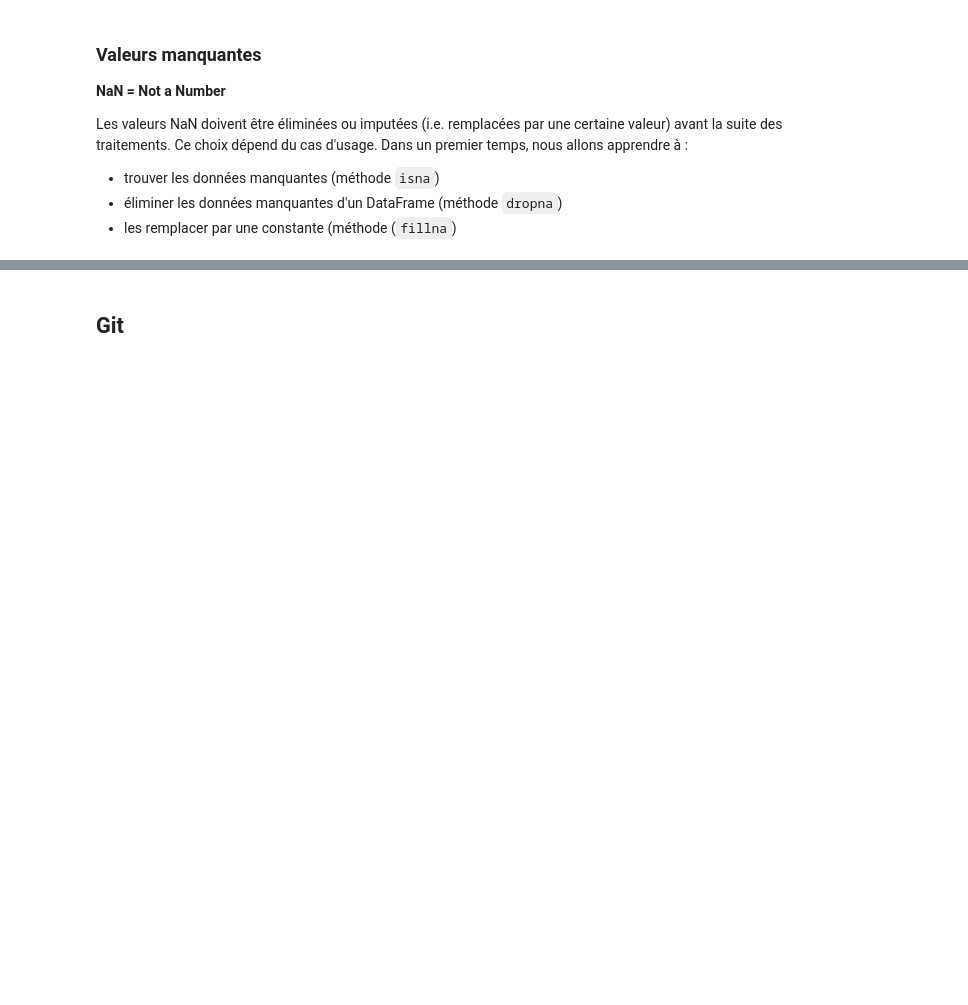
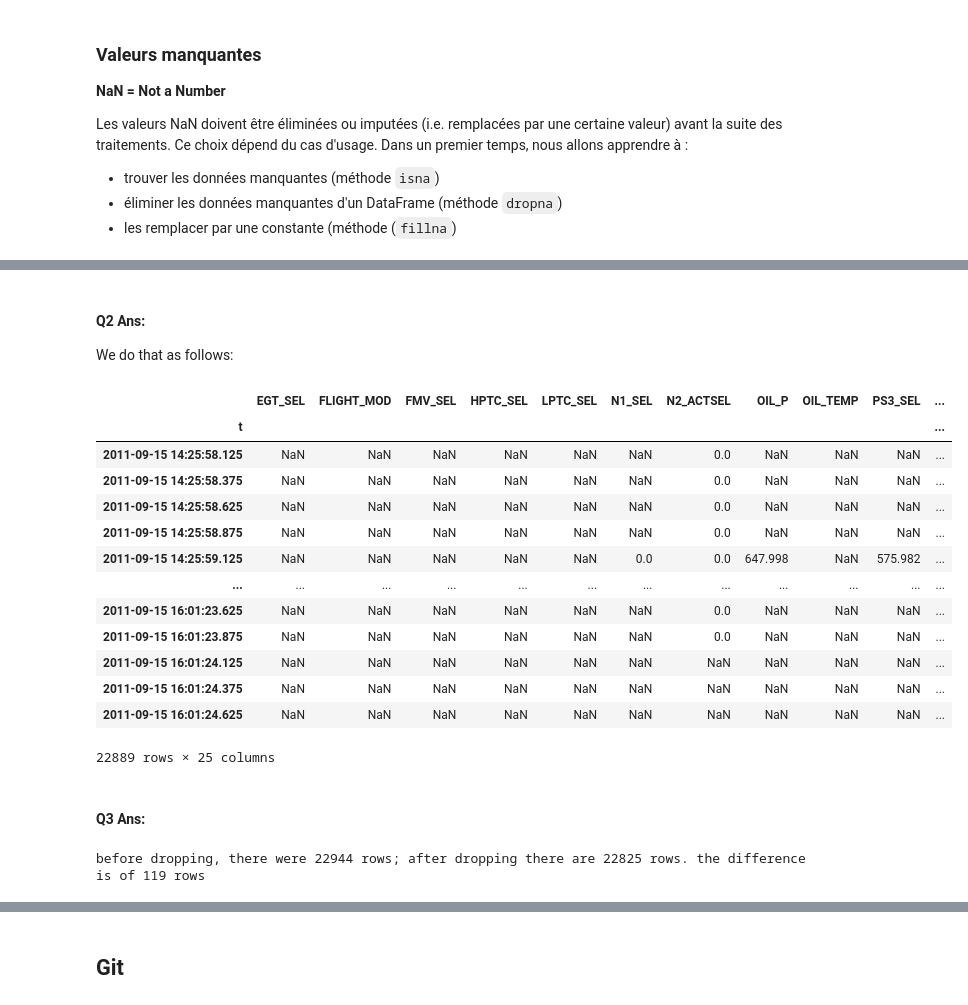
Before and after one commit to fredsonaguiar/TDs-statistiques-descriptives, a Jupyter notebook: TD1 - Fredson SILVA DE SOUZA AGUIAR/TD1.ipynb, the cells around one changed output, grey strips where cells are left out. Saved outputs shown, nothing was run; the diff lists cells and outputs as text; code cells hidden in the pictures; blank space fills up the shorter version.

```diff
--- a/TD1.ipynb
+++ b/TD1 - Fredson SILVA DE SOUZA AGUIAR/TD1.ipynb
@@ -874,0 +911,33 @@ Q4 Ans:
+# %% [markdown]
+#### Q2 Ans:
+
+We do that as follows:
+# %%
+df2_dropna_rows = df2.dropna(axis=0, how="all")
+df2_dropna_rows
+# %% [output]
+|  | EGT_SEL | FLIGHT_MOD | FMV_SEL | HPTC_SEL | LPTC_SEL | N1_SEL | N2_ACTSEL | OIL_P | OIL_TEMP | PS3_SEL | ... |
+| t |  |  |  |  |  |  |  |  |  |  | ... |
+| 2011-09-15 14:25:58.125 | NaN | NaN | NaN | NaN | NaN | NaN | 0.0 | NaN | NaN | NaN | ... |
+| 2011-09-15 14:25:58.375 | NaN | NaN | NaN | NaN | NaN | NaN | 0.0 | NaN | NaN | NaN | ... |
+| 2011-09-15 14:25:58.625 | NaN | NaN | NaN | NaN | NaN | NaN | 0.0 | NaN | NaN | NaN | ... |
+| 2011-09-15 14:25:58.875 | NaN | NaN | NaN | NaN | NaN | NaN | 0.0 | NaN | NaN | NaN | ... |
+| 2011-09-15 14:25:59.125 | NaN | NaN | NaN | NaN | NaN | 0.0 | 0.0 | 647.998 | NaN | 575.982 | ... |
+| ... | ... | ... | ... | ... | ... | ... | ... | ... | ... | ... | ... |
+| 2011-09-15 16:01:23.625 | NaN | NaN | NaN | NaN | NaN | NaN | 0.0 | NaN | NaN | NaN | ... |
+| 2011-09-15 16:01:23.875 | NaN | NaN | NaN | NaN | NaN | NaN | 0.0 | NaN | NaN | NaN | ... |
+| 2011-09-15 16:01:24.125 | NaN | NaN | NaN | NaN | NaN | NaN | NaN | NaN | NaN | NaN | ... |
+| 2011-09-15 16:01:24.375 | NaN | NaN | NaN | NaN | NaN | NaN | NaN | NaN | NaN | NaN | ... |
+| 2011-09-15 16:01:24.625 | NaN | NaN | NaN | NaN | NaN | NaN | NaN | NaN | NaN | NaN | ... |
+22889 rows × 25 columns
+# %% [markdown]
+#### Q3 Ans:
+# %%
+df2_rows = df2.index.size
+df2_dropna = df2.dropna(axis=0, how="any")
+df2_dropna_rows = df2_dropna.index.size
+
+print("before dropping, there were {} rows; after dropping there are {} rows."
+      "the difference is of {} rows".format(df2_rows, df2_dropna_rows, df2_rows-df2_dropna_rows))
+# %% [output]
+before dropping, there were 22944 rows; after dropping there are 22825 rows. the difference is of 119 rows
```
Also changed, not shown: parts of 36 cells of this notebook, 13 other files.
